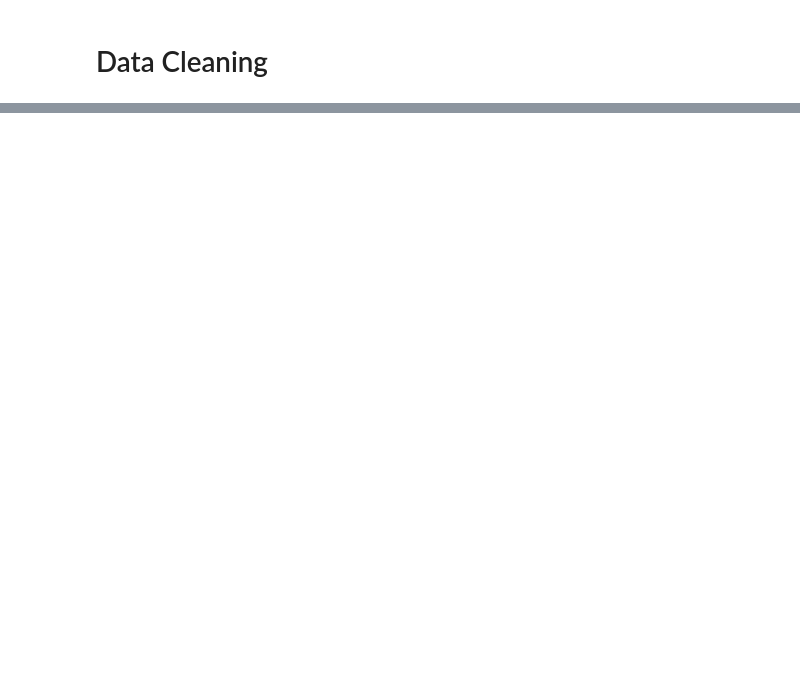
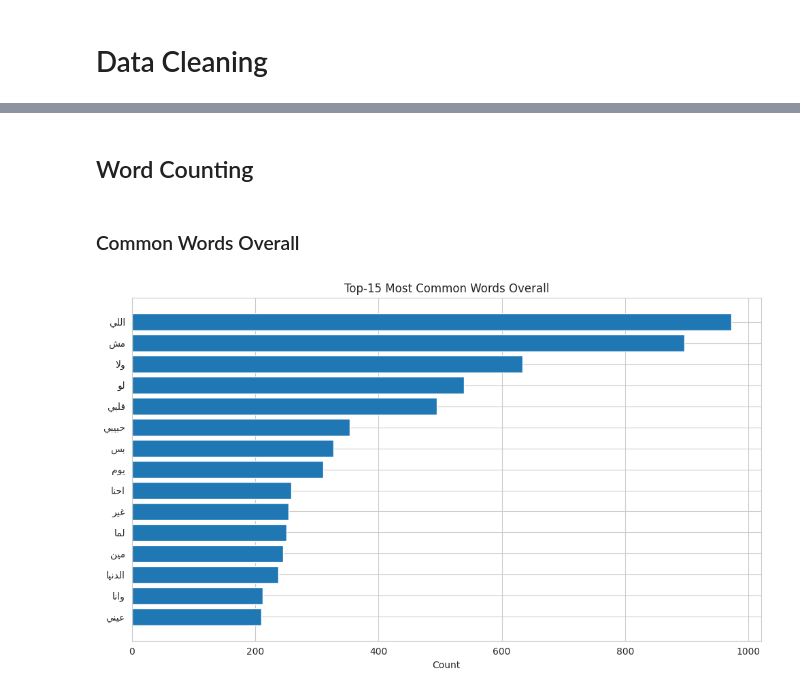
Before and after one commit to TheRealVigilante/WebScraper, a Jupyter notebook: app/main.ipynb, the cells around one changed output, grey strips where cells are left out. Cells and saved outputs as stored; diff of their text form; code cells hidden in the pictures; blank space fills up the shorter version.

```diff
--- a/app/main.ipynb
+++ b/app/main.ipynb
@@ -185,0 +215,17 @@ Cleaning done! Saved as songs_cleaned.csv
+# %%
+# Tokenization regex captures Arabic words and alphanumerics
+TOKEN_RE = re.compile(r"[\u0600-\u06FF\u0750-\u077F\u08A0-\u08FF\w']+", flags=re.UNICODE)
+
+def tokenize(text: str):
+    text = normalize_arabic(text)
+    tokens = TOKEN_RE.findall(text)
+    # lowercase Latin tokens, keep Arabic as-is (Arabic has no lower/upper)
+    tokens = [t.lower().strip() for t in tokens if t.strip()]
+    # filter stopwords and short tokens
+    tokens = [t for t in tokens if (t not in STOPWORDS) and (len(t) > 1)]
+    return tokens
+# %%
+# ---------- HELPER: reshape Arabic text for correct display ----------
+def ar(x):
+    """Reshape and reorder Arabic text for proper display in matplotlib."""
+    return get_display(arabic_reshaper.reshape(x))
@@ -185,0 +312,37 @@ Cleaning done! Saved as songs_cleaned.csv
+# %% [markdown]
+## Word Counting
+# %%
+TOP_K = 15
+# %% [markdown]
+### Common Words Overall
+# %%
+# ---------- AGGREGATE ALL LYRICS ----------
+all_lyrics = " ".join(df[LYRICS_COL].astype(str).fillna("").tolist())
+
+# ---------- TOKENIZE ----------
+all_tokens = tokenize(all_lyrics)
+
+# ---------- COUNT WORDS ----------
+word_counts = Counter(all_tokens)
+
+# ---------- GET TOP-K ----------
+top_words = word_counts.most_common(TOP_K)
+
+# Convert to DataFrame for plotting
+df_top = pd.DataFrame(top_words, columns=["word", "count"])
+
+# ---------- HELPER: reshape Arabic ----------
+def ar(x):
+    return get_display(arabic_reshaper.reshape(x))
+
+# ---------- PLOTTING ----------
+plt.figure(figsize=(10,6))
+y = [ar(w) for w in df_top["word"]]
+x = df_top["count"]
+plt.barh(y[::-1], x[::-1])  # reverse to have largest on top
+plt.xlabel("Count")
+plt.title(f"Top-{TOP_K} Most Common Words Overall")
+plt.tight_layout()
+plt.show()
+# %% [output]
+[figure, added]
```
Also changed, not shown: parts of 20 cells of this notebook, 1 other file.
